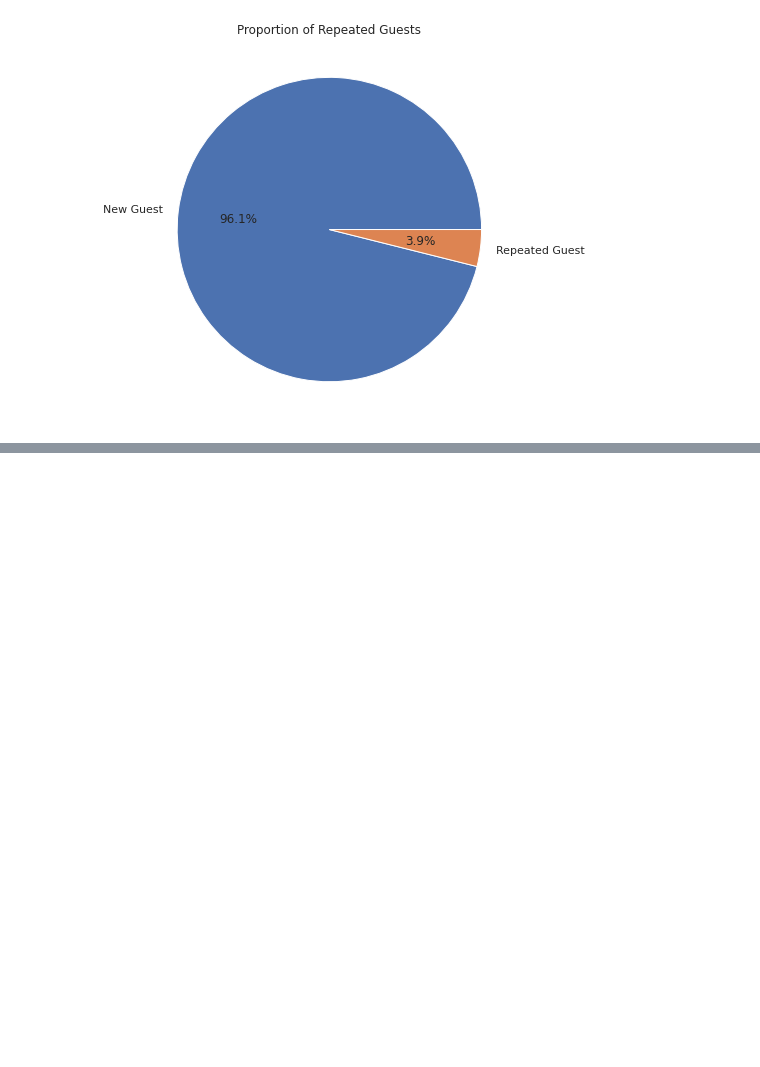
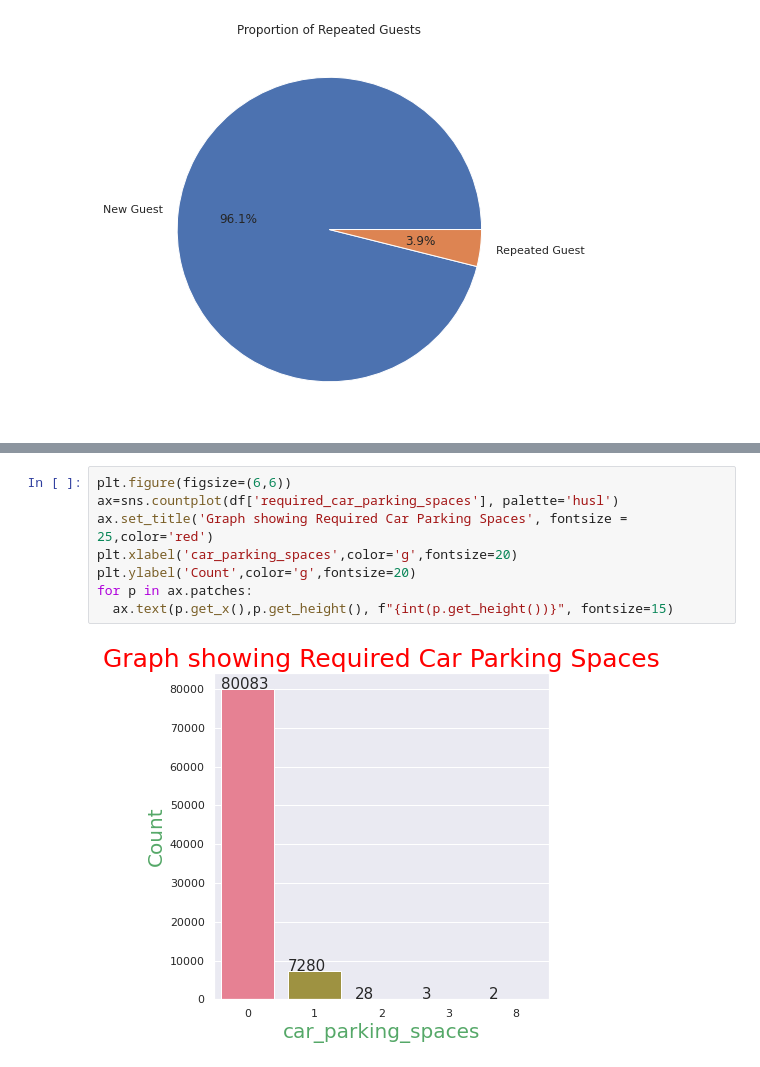
Before and after one commit to shivakumar17/hotel-booking, a Jupyter notebook: Hotel_Booking_Analysis_Capstone_Project.ipynb, the cells around one changed output, grey strips where cells are left out. Cells and saved outputs as stored; diff of their text form; blank space fills up the shorter version.

```diff
--- a/Hotel_Booking_Analysis_Capstone_Project.ipynb
+++ b/Hotel_Booking_Analysis_Capstone_Project.ipynb
@@ -625,0 +715,10 @@ Text(0.5, 1.0, 'Proportion of Repeated Guests')
+# %%
+plt.figure(figsize=(6,6))
+ax=sns.countplot(df['required_car_parking_spaces'], palette='husl')
+ax.set_title('Graph showing Required Car Parking Spaces', fontsize = 25,color='red')
+plt.xlabel('car_parking_spaces',color='g',fontsize=20)
+plt.ylabel('Count',color='g',fontsize=20)
+for p in ax.patches:
+  ax.text(p.get_x(),p.get_height(), f"{int(p.get_height())}", fontsize=15)
+# %% [output]
+[figure, added]
```
Also changed, not shown: parts of 39 cells of this notebook.
